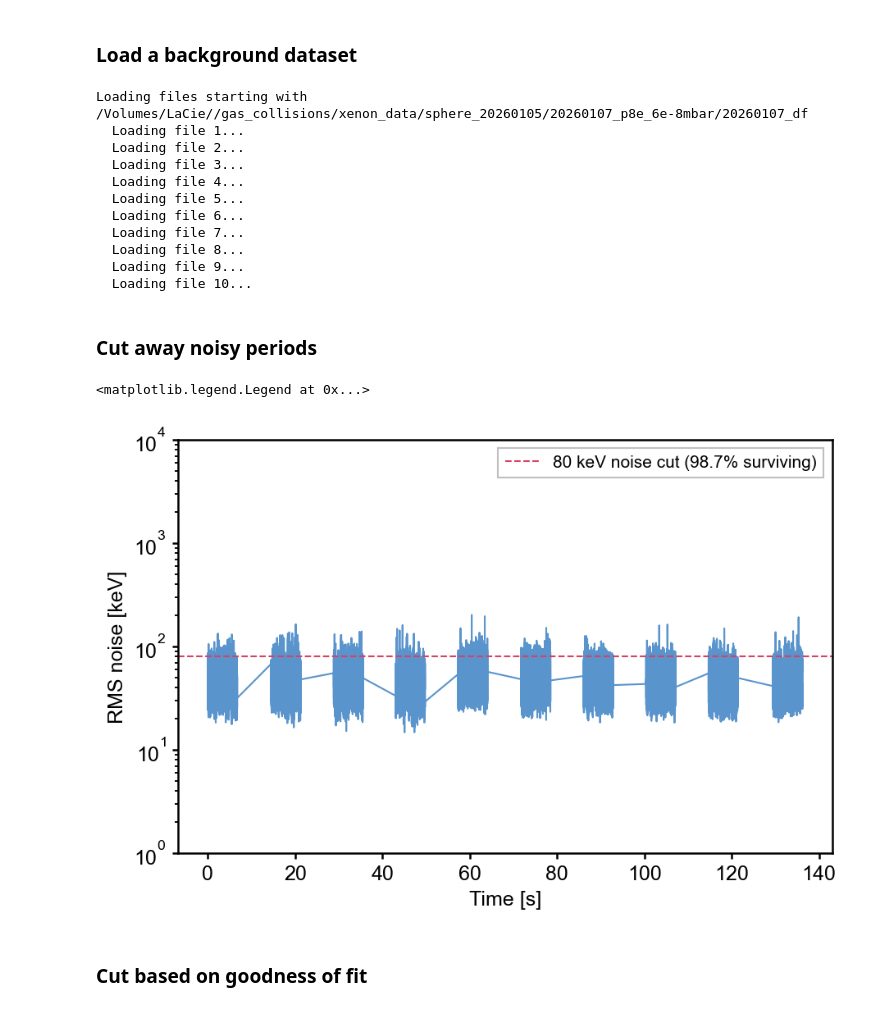
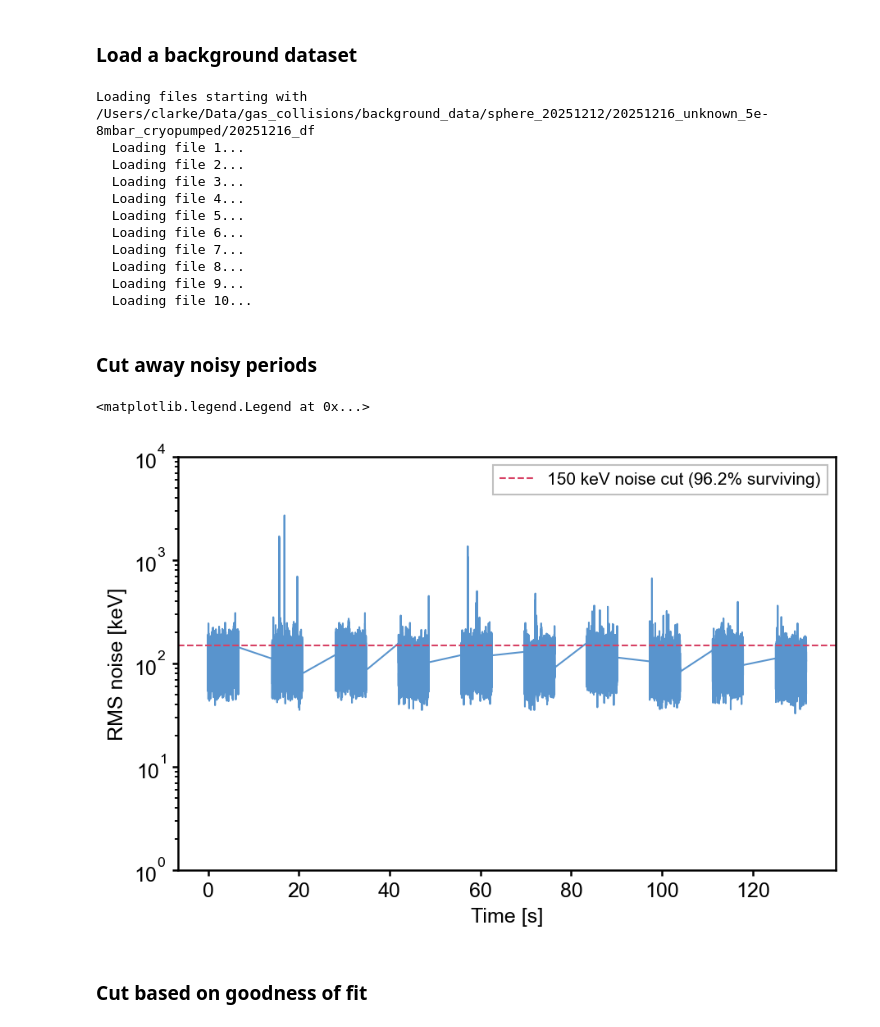
Before and after one commit to clarkehardy/nanospheres, a Jupyter notebook: impulse_search.ipynb, the cells around one changed output. Cells and saved outputs as stored; diff of their text form; code cells hidden in the pictures.

```diff
--- a/impulse_search.ipynb
+++ b/impulse_search.ipynb
@@ -23,11 +23,11 @@ import data_processing as dp
 # %% [markdown]
 ### Load the config file and add new parameters
 # %%
-# drive_path = '/Users/clarke/Data'
-drive_path = '/Volumes/LaCie/'
+drive_path = '/Users/clarke/Data'
+# drive_path = '/Volumes/LaCie/'
 
-sphere_date = '20260105'
-data_type = 'xenon'
+sphere_date = '20251212'
+data_type = 'background'
 
 base_path = f'{drive_path}/gas_collisions/pulse_calibration/sphere_{sphere_date}/'
 
@@ -99,7 +106,7 @@ for folder in folders:
 reload(dp)
 
 # choose which dataset to look at
-dataset_ind = 1
+dataset_ind = 2
 dataset = list(bkg_datasets.keys())[dataset_ind]
 
 plot = False
@@ -111,7 +118,7 @@ nd.load_search_data()
 # nd.save_to_hdf5()
 # %% [output]
 Loading files starting with
-/Volumes/LaCie//gas_collisions/xenon_data/sphere_20260105/20260107_p8e_6e-8mbar/20260107_df
+/Users/clarke/Data/gas_collisions/background_data/sphere_20251212/20251216_unknown_5e-8mbar_cryopumped/20251216_df
   Loading file 1...
   Loading file 2...
   Loading file 3...
@@ -128,24 +135,24 @@ Loading files starting with
 # %% [markdown]
 ### Cut away noisy periods
 # %%
-noise_thresh = 80 # keV
+noise_thresh = 150 # keV
 
 noise_mask = (nd.impulse_rms < noise_thresh) & (nd.impulse_rms > 10)
 
 # also cut based on the fit to the resonance
 res_mask = nd.resonance_params[:, 2] < 2*np.pi*100
 
 fig, ax = plt.subplots(figsize=(6, 4), layout='constrained')
 ax.semilogy(nd.pulse_times, nd.impulse_rms)
 ax.axhline(noise_thresh, ls='--', color='C1', label='{:.0f} keV noise cut ({:.1f}% surviving)'\
                                                     .format(noise_thresh, 100*sum(noise_mask)/len(noise_mask)))
 ax.set_xlabel('Time [s]')
 ax.set_ylabel('RMS noise [keV]')
 ax.set_ylim([1e0, 1e4])
 ax.legend(loc='upper right')
 # %% [output]
 <matplotlib.legend.Legend at 0x...>
-[figure, old version]
+[figure, new version]
 # %% [markdown]
 ### Cut based on goodness of fit
 # %%
```
Also changed, not shown: parts of 2 cells of this notebook, 4 other files.
